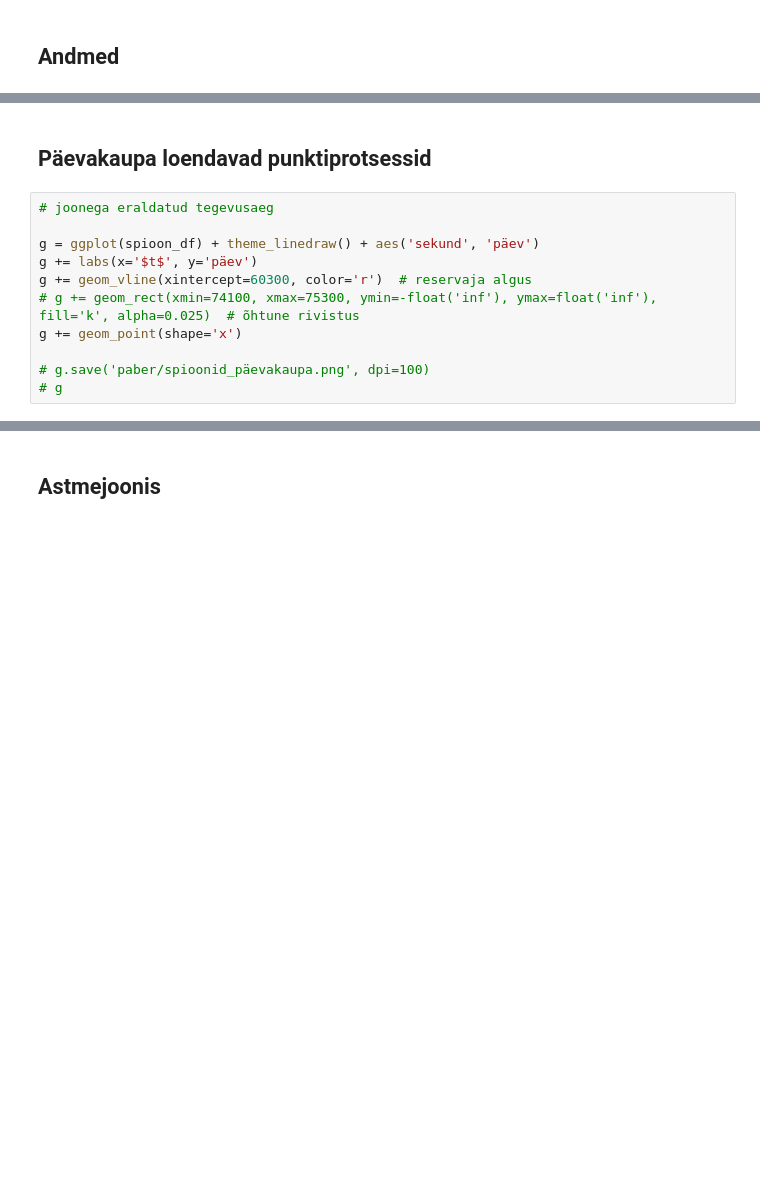
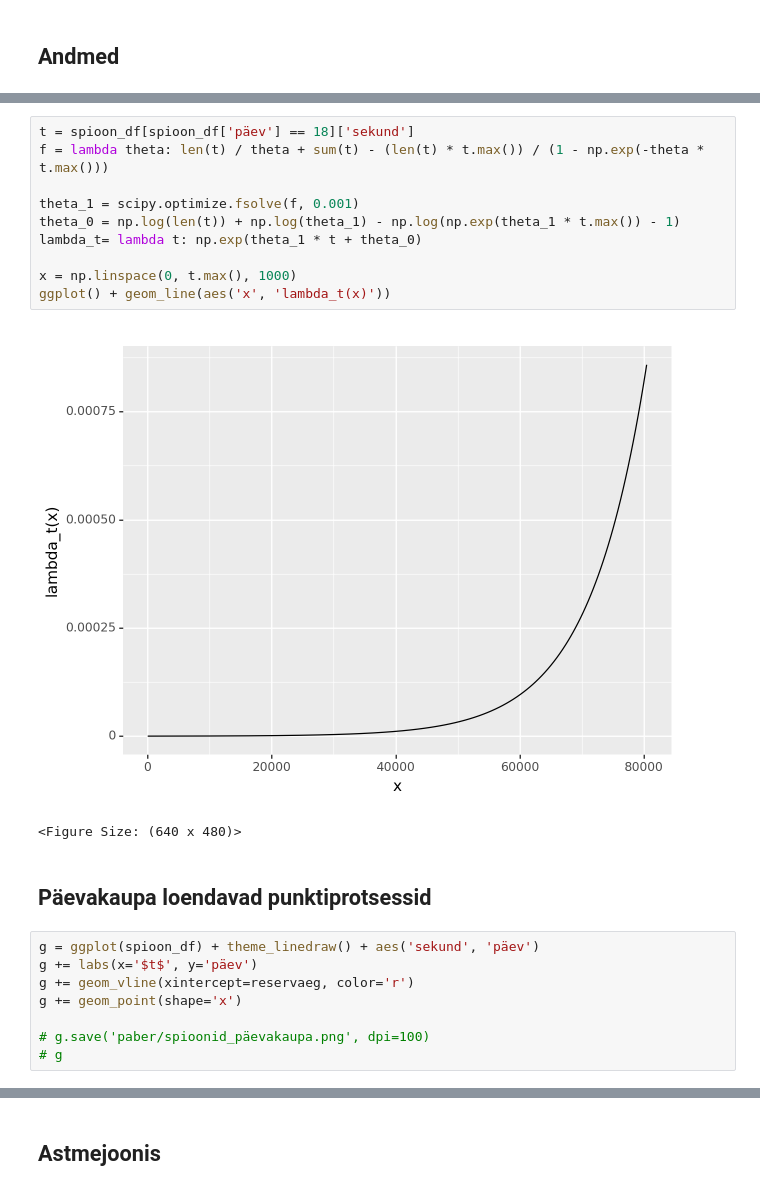
Before and after one commit to mart-mihkel/spioonid, a Jupyter notebook: main.ipynb, the cells around one changed output, grey strips where cells are left out. Cells and saved outputs as stored; diff of their text form; blank space fills up the shorter version.

```diff
--- a/main.ipynb
+++ b/main.ipynb
@@ -62,12 +92,22 @@ vaba- ja reservaeg:     15469.69
+# %%
+t = spioon_df[spioon_df['päev'] == 18]['sekund']
+f = lambda theta: len(t) / theta + sum(t) - (len(t) * t.max()) / (1 - np.exp(-theta * t.max()))
+
+theta_1 = scipy.optimize.fsolve(f, 0.001)
+theta_0 = np.log(len(t)) + np.log(theta_1) - np.log(np.exp(theta_1 * t.max()) - 1)
+lambda_t= lambda t: np.exp(theta_1 * t + theta_0)
+
+x = np.linspace(0, t.max(), 1000)
+ggplot() + geom_line(aes('x', 'lambda_t(x)'))
+# %% [output]
+[figure, added]
+<Figure Size: (640 x 480)>
 # %% [markdown]
 ## Päevakaupa loendavad punktiprotsessid
 # %%
-# joonega eraldatud tegevusaeg
-
 g = ggplot(spioon_df) + theme_linedraw() + aes('sekund', 'päev')
 g += labs(x='$t$', y='päev')
-g += geom_vline(xintercept=60300, color='r')  # reservaja algus
-# g += geom_rect(xmin=74100, xmax=75300, ymin=-float('inf'), ymax=float('inf'), fill='k', alpha=0.025)  # õhtune rivistus
+g += geom_vline(xintercept=reservaeg, color='r')
 g += geom_point(shape='x')
 
 # g.save('paber/spioonid_päevakaupa.png', dpi=100)
```
Also changed, not shown: parts of 15 cells of this notebook.
